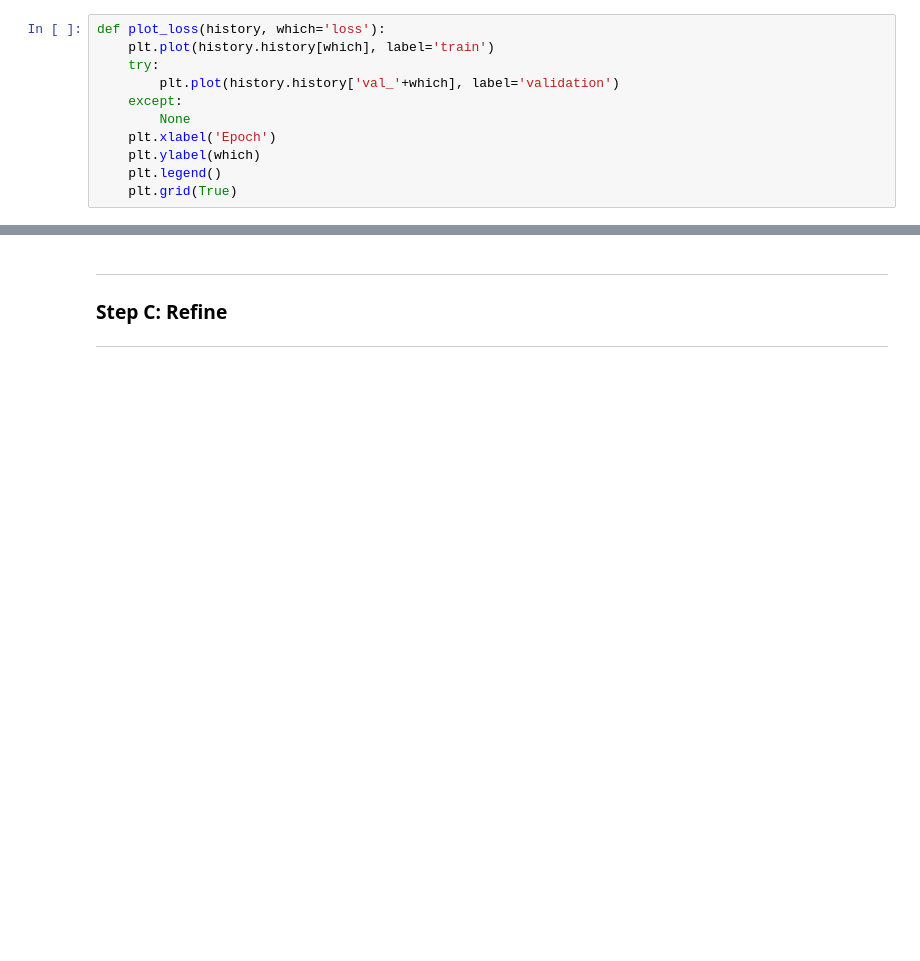
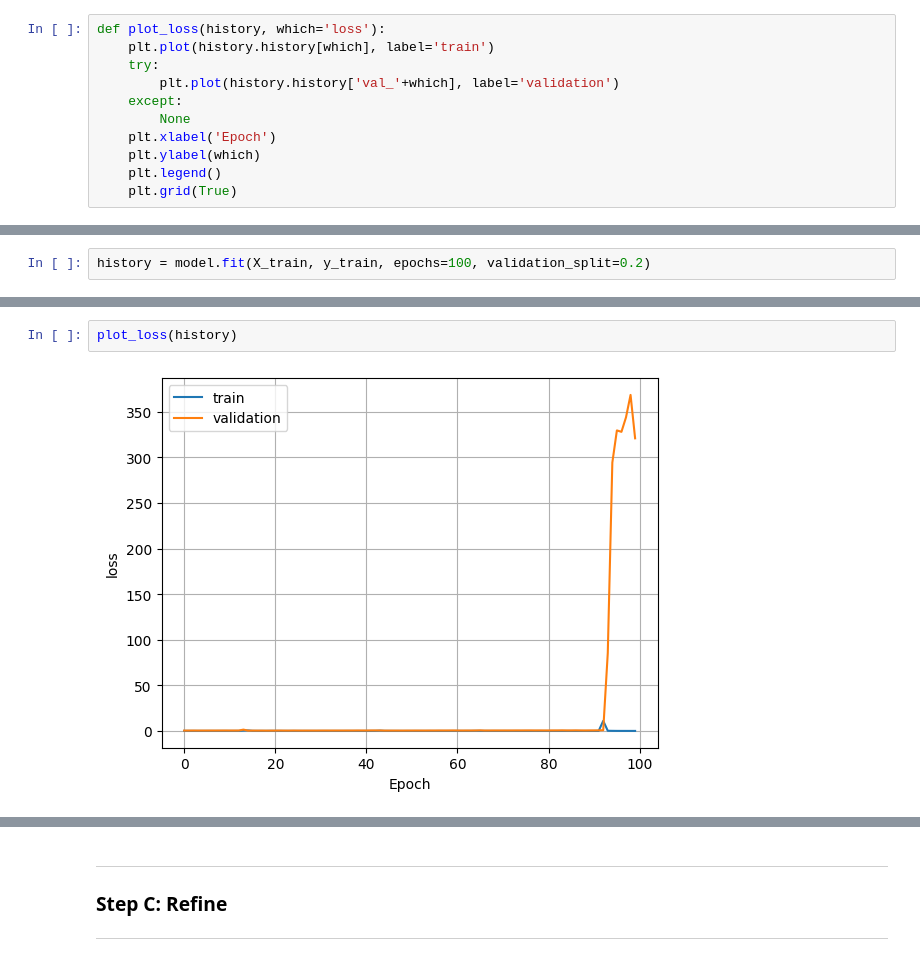
Before and after one commit to damienfarrell/machine-learning-project-2, a Jupyter notebook: project_2.ipynb, the cells around one changed output, grey strips where cells are left out. Cells and saved outputs as stored; diff of their text form; blank space fills up the shorter version.

```diff
--- a/project_2.ipynb
+++ b/project_2.ipynb
@@ -284,0 +234,2 @@ plot_loss(history)
+# %%
+history = model.fit(X_train, y_train, epochs=100, validation_split=0.2)
@@ -284,0 +259,4 @@ plot_loss(history)
+# %%
+plot_loss(history)
+# %% [output]
+[figure, added]
```
Also changed, not shown: parts of 18 cells of this notebook, 1 other file.
